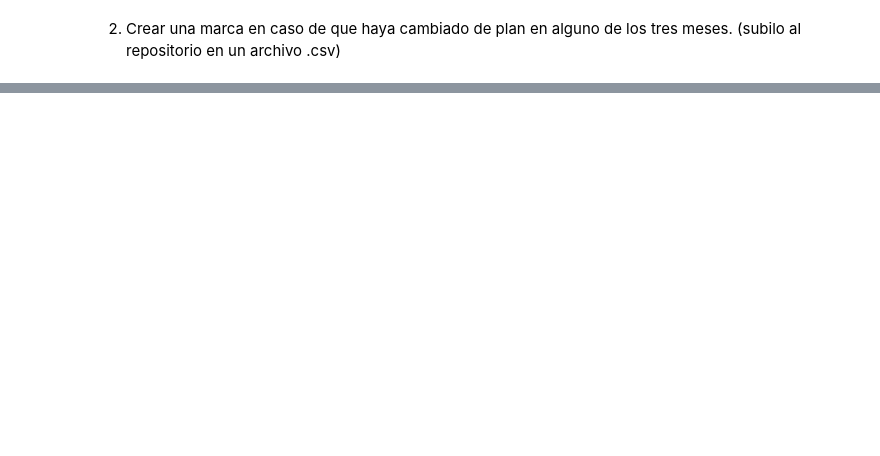
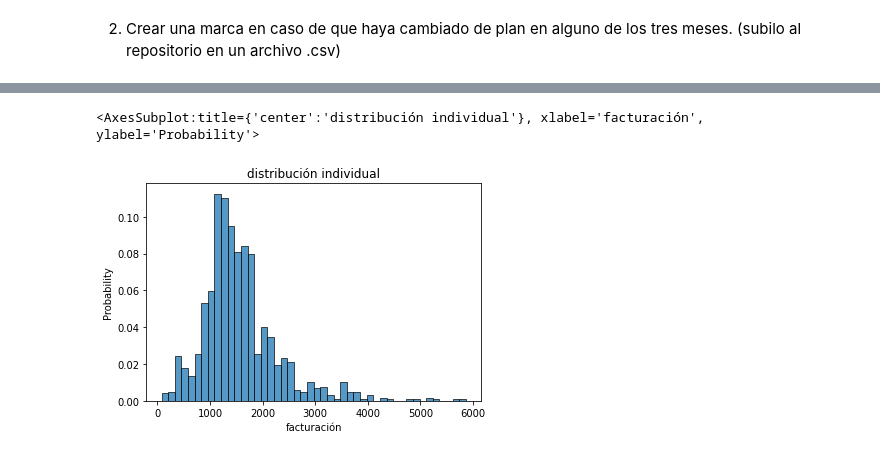
Before and after one commit to PabloBrianese/Telecom, a Jupyter notebook: Untitled.ipynb, the cells around one changed output, grey strips where cells are left out. Saved outputs shown, nothing was run; the diff lists cells and outputs as text; code cells hidden in the pictures; blank space fills up the shorter version.

```diff
--- a/Untitled.ipynb
+++ b/Untitled.ipynb
@@ -77,0 +309,7 @@ with sqlite3.connect('file:telecom.db?mode=ro', uri=True) as con:
+# %%
+plt.title('distribución individual')
+plt.xlabel('facturación')
+sns.histplot(facturaciones, stat='probability')
+# %% [output]
+<AxesSubplot:title={'center':'distribución individual'}, xlabel='facturación', ylabel='Probability'>
+[figure, added]
```
Also changed, not shown: parts of 26 cells of this notebook, 3 other files.
